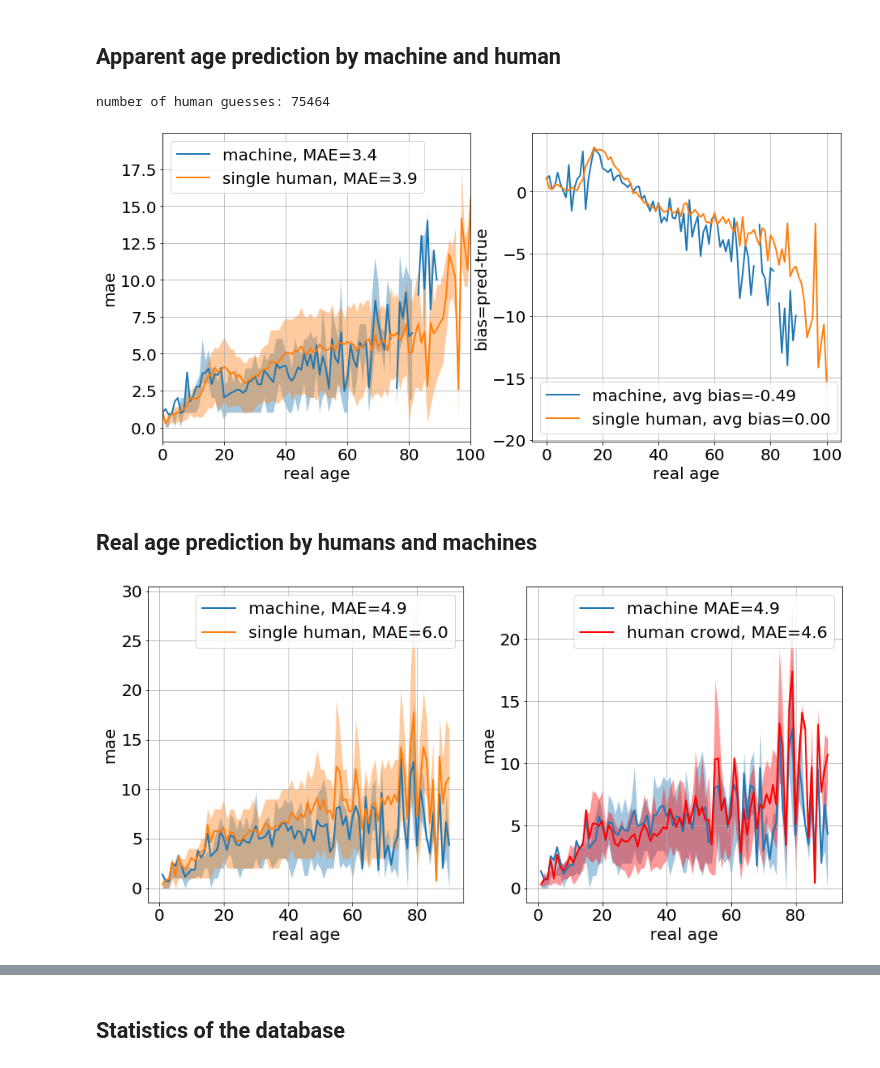
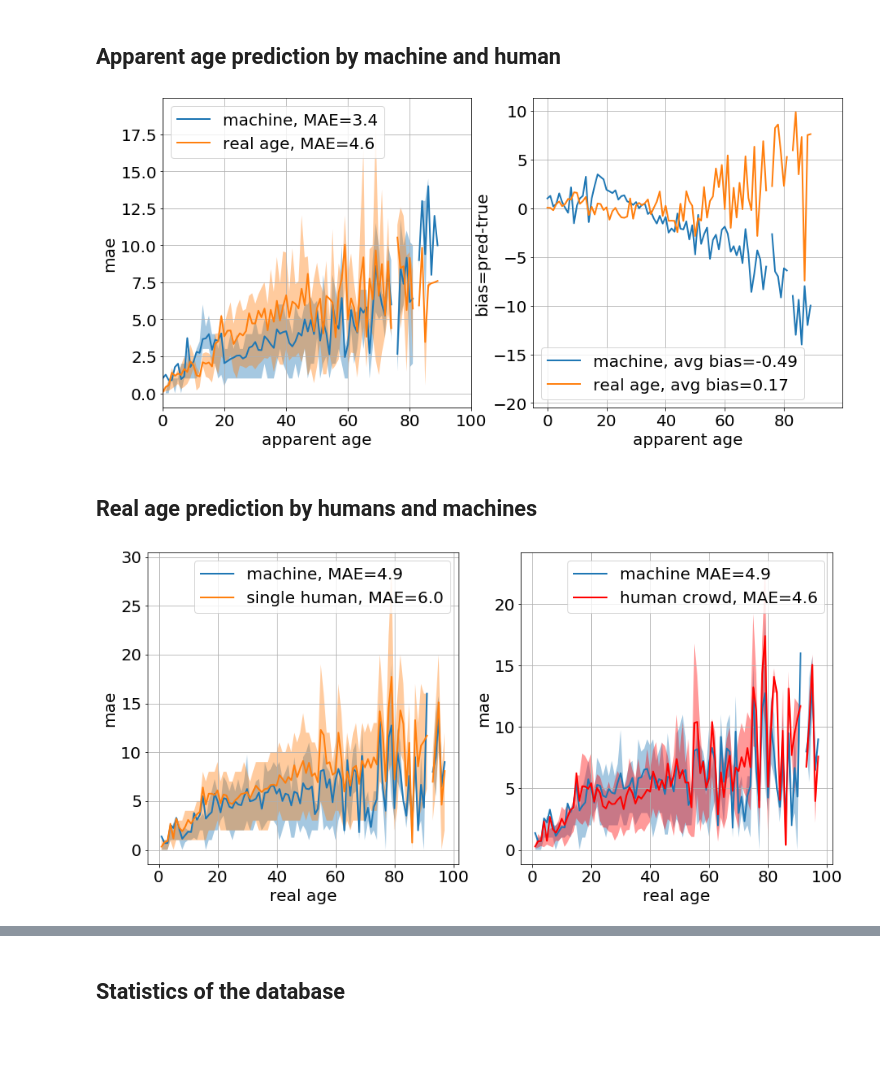
Before and after one commit to xfrancv/appa-real, a Jupyter notebook: appareal.ipynb, the cells around one changed output, grey strips where cells are left out. Drawn from its saved outputs; the diff is of its cells as text; code cells hidden in the pictures; blank space fills up the shorter version.

```diff
--- a/appareal.ipynb
+++ b/appareal.ipynb
@@ -109,24 +109,23 @@ def compute_errors(true_age,predicted_age,age_range=None):
     bias = np.full(len(true_ages),np.nan)
     mae_low = np.full(len(true_ages),np.nan)
     mae_high = np.full(len(true_ages),np.nan)
-    count = np.zeros(len(true_ages))
 
+    true_age_int = true_age.astype(int)
     for i, age in enumerate(true_ages):
-        indices = np.where( true_age==age)[0]
+        indices = np.where( true_age_int==age)[0]
         if len(indices) > 0:
-            error = predicted_age[indices]-age
+            error = predicted_age[indices]-true_age[indices]
             bias[i] = np.nanmean( error )
-            abs_error = np.abs(predicted_age[indices]-age)
+            abs_error = np.abs( error)
             mae[i] = np.nanmean( abs_error )
-            count[i] = len(indices)
             if len(indices) > 0:
                 mae_low[i] = np.percentile( abs_error, 25)
                 mae_high[i] = np.percentile( abs_error, 75)
 
     # Compute dot product excluding NaN values
-    mask = ~np.isnan(mae)
-    total_mae = np.dot(mae[mask], count[mask])/np.sum(count[mask])
-    total_bias = np.dot(bias[mask], count[mask])/np.sum(count[mask])
+    ind = np.where( (true_age>= true_ages[0]) & (true_age<= true_ages[-1]) )[0]
+    total_mae = np.mean( np.abs(predicted_age[ind]-true_age[ind]) )
+    total_bias = np.mean( predicted_age[ind]-true_age[ind])
 
     return {'true_age': true_ages, 'mae': mae,'mae_low': mae_low, \
             'mae_high': mae_high, 'bias': bias, 'total_mae': total_mae,
@@ -421,11 +423,19 @@ machine = read_machine_prediction(apparent=True)
 age_range = [0,100]
 machine_results = compute_errors(machine['age'],machine['age_pred'],age_range=age_range)
 
-header, data = read_appareal_csv(['test'])
+#header, data = read_appareal_csv(['test'])
 #header, data = read_appareal_csv(['test','train','valid'])
-human = compute_crowd_estimate( data )
-human_results = compute_errors(data['apparent_age'],human['apparent_age_expanded'],age_range=age_range)
-print(f"number of human guesses: {len(data['apparent_age'])}")
+#human = compute_crowd_estimate( data )
+#human_results = compute_errors(data['apparent_age'],human['apparent_age_expanded'],age_range=age_range)
+#print(f"number of human guesses: {len(data['apparent_age'])}")
+
+
+_, data = read_appareal_csv(['test'])
+
+crowd = compute_crowd_estimate(data)
+
+baseline_results = compute_errors(crowd['apparent_age'],crowd['real_age'],age_range=age_range)
+
 
 #
 fig, axs = plt.subplots(1,2,figsize=(15,7))
@@ -434,10 +444,12 @@ fig, axs = plt.subplots(1,2,figsize=(15,7))
 #plt.figure(figsize=(8,8))
 h=axs[0].plot(machine_results['true_age'],machine_results['mae'],label=f"machine, MAE={machine_results['total_mae']:0.2}",linewidth=2)
 axs[0].fill_between(machine_results['true_age'],machine_results['mae_low'],machine_results['mae_high'], alpha=0.4,linewidth=0,color=h[0].get_color())
-h=axs[0].plot(human_results['true_age'],human_results['mae'],label=f"single human, MAE={human_results['total_mae']:0.2}",linewidth=2)
-axs[0].fill_between(human_results['true_age'],human_results['mae_low'],human_results['mae_high'], alpha=0.4,linewidth=0,color=h[0].get_color())
+#h=axs[0].plot(human_results['true_age'],human_results['mae'],label=f"single human, MAE={human_results['total_mae']:0.2}",linewidth=2)
+#axs[0].fill_between(human_results['true_age'],human_results['mae_low'],human_results['mae_high'], alpha=0.4,linewidth=0,color=h[0].get_color())
+h=axs[0].plot(baseline_results['true_age'],baseline_results['mae'],label=f"real age, MAE={baseline_results['total_mae']:0.2}",linewidth=2)
+axs[0].fill_between(baseline_results['true_age'],baseline_results['mae_low'],baseline_results['mae_high'], alpha=0.4,linewidth=0,color=h[0].get_color())
 
-axs[0].set_xlabel('real age',fontsize=fontsize)
+axs[0].set_xlabel('apparent age',fontsize=fontsize)
 axs[0].set_ylabel('mae',fontsize=fontsize)
 axs[0].grid()
 #axs[0].set_title(f"Apparent age prediction",fontsize=fontsize)
@@ -451,8 +463,8 @@ axs[0].tick_params(axis='both',which='major',labelsize=fontsize)
 #
 #plt.figure(figsize=(8,8))
 axs[1].plot(machine_results['true_age'],machine_results['bias'],label=f"machine, avg bias={machine_results['total_bias']:0.2f}",linewidth=2)
-axs[1].plot(human_results['true_age'],human_results['bias'],label=f"single human, avg bias={human_results['total_bias']:0.2f}",linewidth=2)
-axs[1].set_xlabel('real age',fontsize=fontsize)
+axs[1].plot(baseline_results['true_age'],baseline_results['bias'],label=f"real age, avg bias={baseline_results['total_bias']:0.2f}",linewidth=2)
+axs[1].set_xlabel('apparent age',fontsize=fontsize)
 axs[1].set_ylabel('bias=pred-true',fontsize=fontsize)
 axs[1].grid()
 #axs[1].set_title(f"Apparent age prediction",fontsize=fontsize)
@@ -462,8 +474,7 @@ axs[1].legend(fontsize=fontsize)
 #plt.xlim(age_range[0],age_range[1])
 axs[1].tick_params(axis='both',which='major',labelsize=fontsize)
 # %% [output]
-number of human guesses: 75464
-[figure, old version]
+[figure, new version]
 # %% [markdown]
 ## Real age prediction by humans and machines
 # %%
@@ -474,7 +485,7 @@ machine = read_machine_prediction(apparent=False)
 
 crowd = compute_crowd_estimate( data )
 
-age_range=[0,90]
+age_range=[0,100]
 human_results = compute_errors(data['real_age'],data['apparent_age'],age_range=age_range)
 crowd_results = compute_errors(crowd['real_age'],crowd['apparent_age'],age_range=age_range)
 machine_results = compute_errors(machine['age'],machine['age_pred'],age_range=age_range)
@@ -489,34 +500,34 @@ axs[0].fill_between(machine_results['true_age'],machine_results['mae_low'],machi
 h=axs[0].plot(human_results['true_age'],human_results['mae'],label=f"single human, MAE={human_results['total_mae']:0.2}",linewidth=2)
 axs[0].fill_between(human_results['true_age'],human_results['mae_low'],human_results['mae_high'], alpha=0.4,linewidth=0,color=h[0].get_color())
 
 axs[0].set_xlabel('real age',fontsize=fontsize)
 axs[0].set_ylabel('mae',fontsize=fontsize)
 axs[0].grid()
 #axs[0].set_title(f"Real age prediction",fontsize=fontsize)
 axs[0].legend(fontsize=fontsize)
 #xs[0].xticks(fontsize=fontsize)
 #plt.yticks(fontsize=fontsize)
 #plt.xlim(age_range[0],age_range[1])
 axs[0].tick_params(axis='both',which='major',labelsize=fontsize)
 
 #  crowd vs. machine
 #plt.figure(figsize=(8,8))
 h=axs[1].plot(machine_results['true_age'],machine_results['mae'],label=f"machine MAE={machine_results['total_mae']:0.2}",linewidth=2)
 axs[1].fill_between(machine_results['true_age'],machine_results['mae_low'],machine_results['mae_high'], alpha=0.4,linewidth=0,color=h[0].get_color())
 h=axs[1].plot(crowd_results['true_age'],crowd_results['mae'],label=f"human crowd, MAE={crowd_results['total_mae']:0.2}",linewidth=2,color='r')
 axs[1].fill_between(crowd_results['true_age'],crowd_results['mae_low'],crowd_results['mae_high'], alpha=0.4,linewidth=0,color=h[0].get_color())
 
 axs[1].set_xlabel('real age',fontsize=fontsize)
 axs[1].set_ylabel('mae',fontsize=fontsize)
 axs[1].grid()
 #axs[1].set_title(f"Real age prediction",fontsize=fontsize)
 axs[1].legend(fontsize=fontsize)
 #plt.xticks(fontsize=fontsize)
 #plt.yticks(fontsize=fontsize)
 #plt.xlim(age_range[0],age_range[1])
 axs[1].tick_params(axis='both',which='major',labelsize=fontsize)
 # %% [output]
-[figure, old version]
+[figure, new version]
 # %%
 header, data = read_appareal_csv(['test'])
 machine = read_machine_prediction(apparent=False)
```
Also changed, not shown: parts of 2 cells of this notebook.
